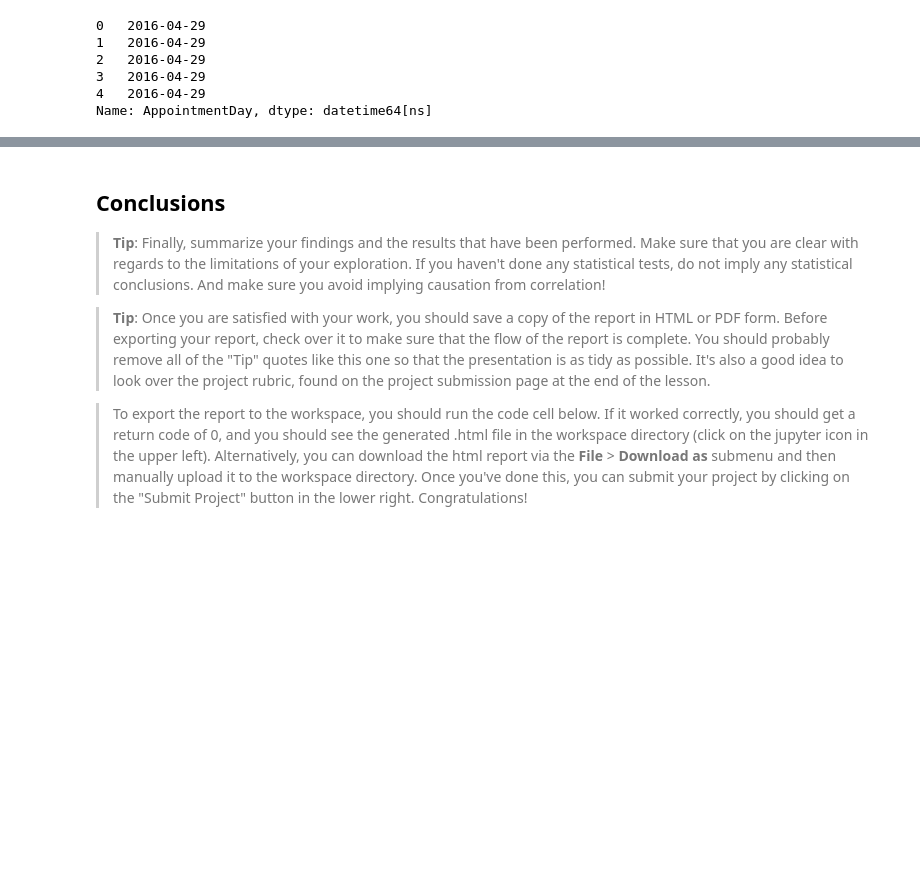
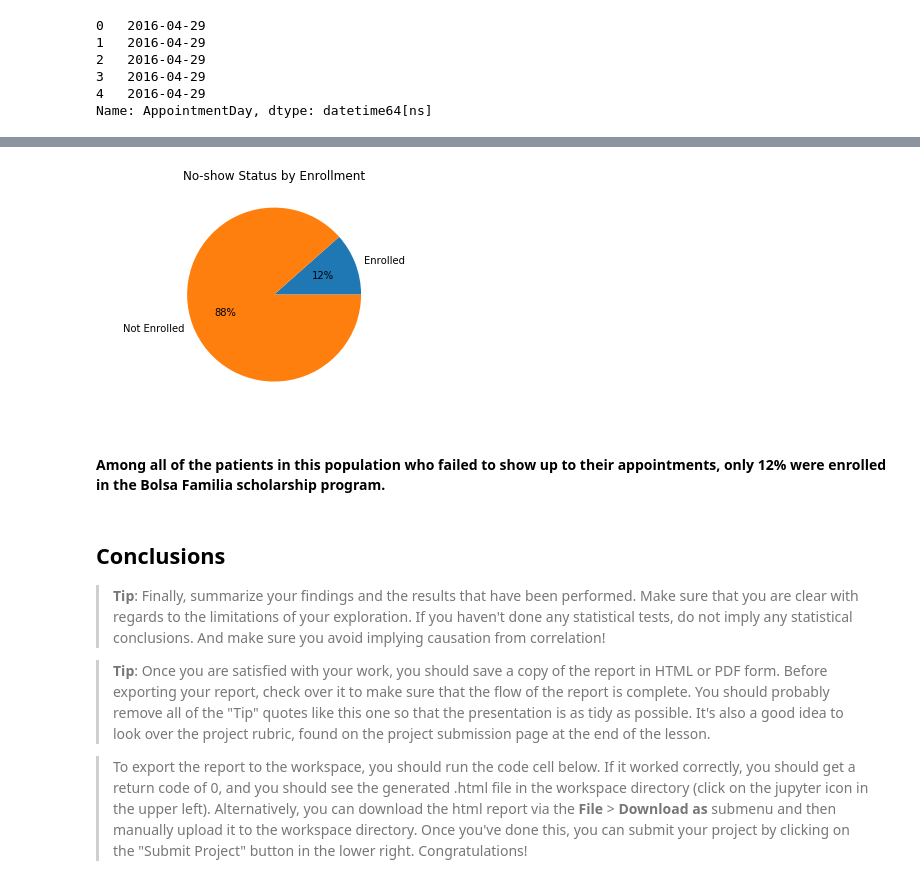
Before and after one commit to ejweisbrod/No-show-project, a Jupyter notebook: Investigate_a_Dataset.ipynb, the cells around one changed output, grey strips where cells are left out. Cells and saved outputs as stored; diff of their text form; code cells hidden in the pictures; blank space fills up the shorter version.

```diff
--- a/Investigate_a_Dataset.ipynb
+++ b/Investigate_a_Dataset.ipynb
@@ -184,3 +202,10 @@ Name: AppointmentDay, dtype: datetime64[ns]
 # %%
 # Use this, and more code cells, to explore your data. Don't forget to add
 #   Markdown cells to document your observations and findings.
+# %%
+#create a new column called days_after_scheduling
+#that contains the difference (in days) between AppointmentDay and ScheduledDay
+
+df['days_after_scheduling'] = df['AppointmentDay'] - df['ScheduledDay']
+
+df.head()
@@ -186,0 +221,9 @@ Name: AppointmentDay, dtype: datetime64[ns]
+# %%
+#create a function that takes a timedelta as its argument and returns the number of days as an integer
+def num_days(delta):
+    return delta.days
+
+#apply this function to each entry in days_after_scheduling
+df['days_after_scheduling'] = df['days_after_scheduling'].apply(num_days)
+
+df['days_after_scheduling']
@@ -189,3 +393,32 @@ Name: AppointmentDay, dtype: datetime64[ns]
+# %%
+#determine the total amount of no-shows and assign it to a variable
+is_no_show = df["No-show"] == 'Yes'
+ns_total = is_no_show.sum()
+
+
+#determine the amount of no-shows who are enrolled in the program
+is_enrolled = df["Scholarship"] == 1
+enrolled_and_no_show = (is_no_show & is_enrolled) == True
+ns_enrolled = len(df.loc[enrolled_and_no_show, "Scholarship"])
+
+#determine the amount of no-shows who are not enrolled in the program
+#subtract the number of enrolled no-shows from total no-shows
+ns_not_enrolled = ns_total - ns_enrolled
+# %%
+#create a pie chart that displays the proportion of no-shows
+#from Bolsa Familia members and non-members
+values = [ns_enrolled, ns_not_enrolled]
+ns_labels = ['Enrolled', 'Not Enrolled']
+
+#plot the pie chart
+plt.title("No-show Status by Enrollment")
+plt.axis('equal')
+plt.pie(values, labels=ns_labels, autopct='%0.0f%%')
+plt.show()
+# %% [output]
+[figure, added]
+# %% [markdown]
+#### Among all of the patients in this population who failed to show up to their appointments, only 12% were enrolled in the Bolsa Familia scholarship program.
 # %%
 # Continue to explore the data to address your additional research
 #   questions. Add more headers as needed if you have more questions to
```
Also changed, not shown: parts of 23 cells of this notebook.
